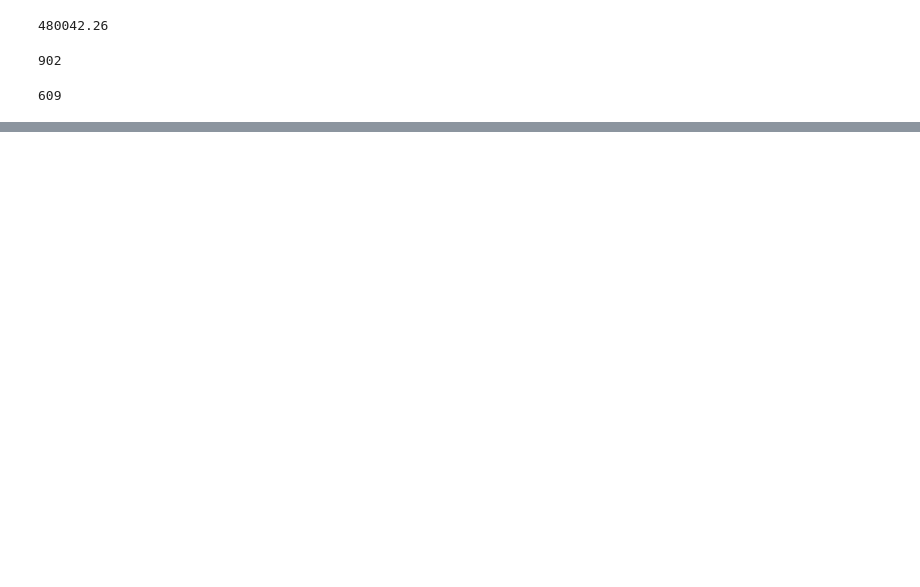
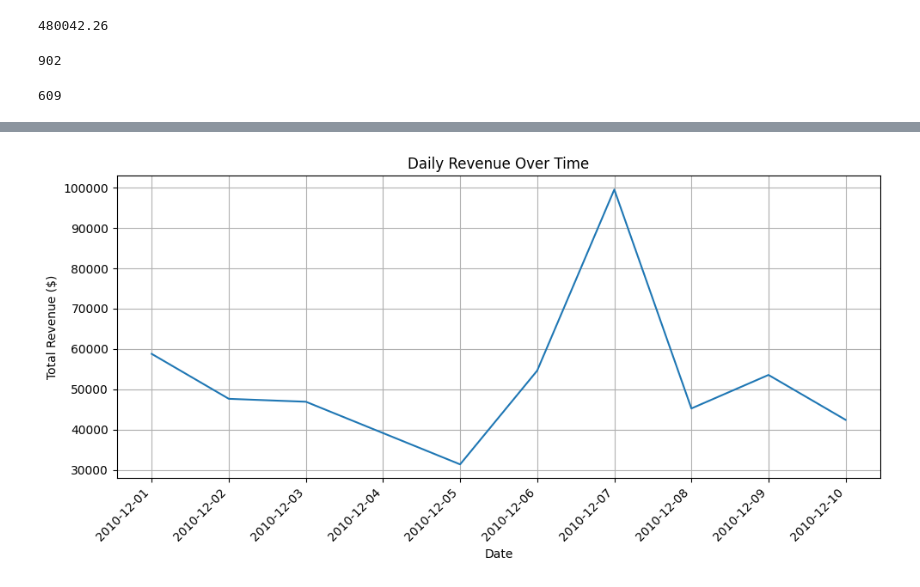
Before and after one commit to Guri-1186/Sales-Performance-Analysis, a Jupyter notebook: sales_analysis..ipynb, the cells around one changed output, grey strips where cells are left out. Cells and saved outputs as stored; diff of their text form; code cells hidden in the pictures; blank space fills up the shorter version.

Commit message:
create line plot for daily revenue

```diff
--- a/sales_analysis..ipynb
+++ b/sales_analysis..ipynb
@@ -475,0 +469,3 @@ print(average_order_value)
+# %%
+daily_revenue = sales_clean.groupby("Date")["TotalAmount"].sum().astype(int)
+print(daily_revenue)
@@ -475,0 +484,10 @@ print(average_order_value)
+# %%
+daily_revenue.plot(kind = "line", figsize = (10,5), title = "Daily Revenue Over Time")
+plt.xlabel("Date")
+plt.ylabel("Total Revenue ($)")
+plt.grid(True)
+plt.xticks(rotation = 45)
+plt.tight_layout()
+plt.show()
+# %% [output]
+[figure, added]
```
Also changed, not shown: parts of 5 cells of this notebook.
